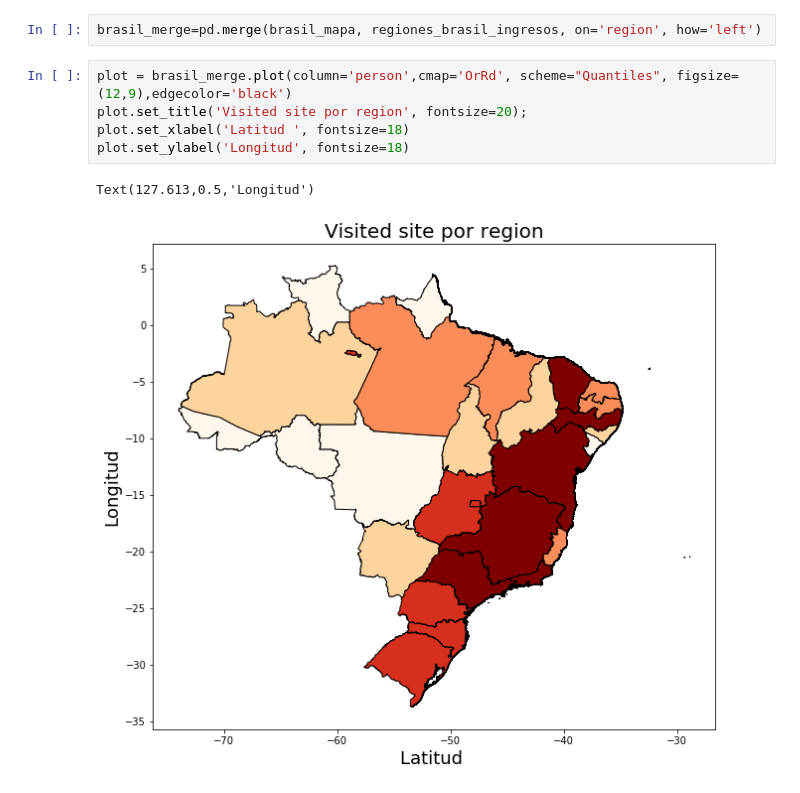
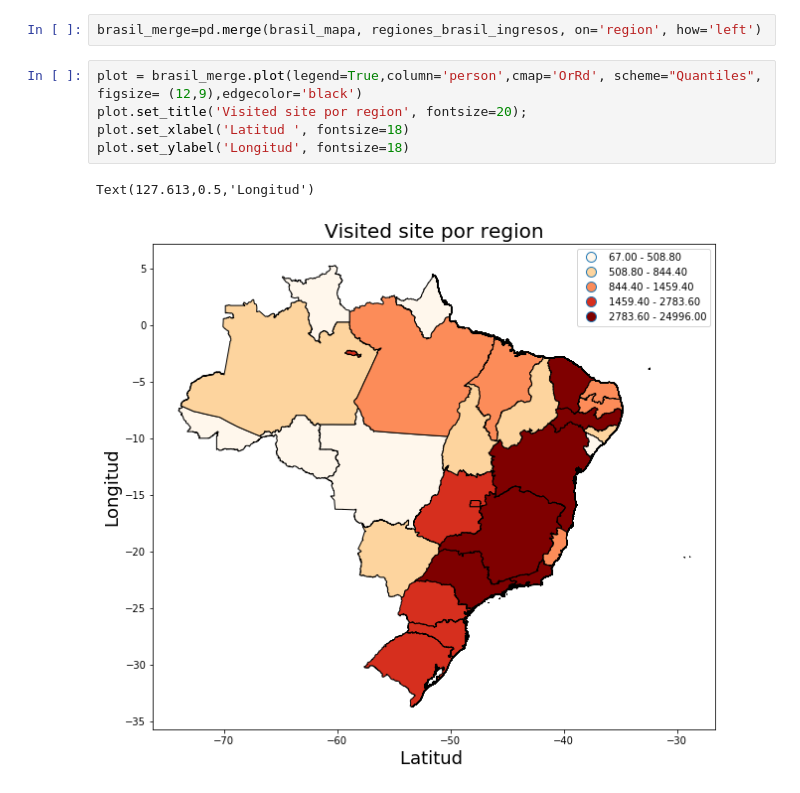
Before and after one commit to AlejandroKler/Datos-TP1, a Jupyter notebook: Mapa_Brasil.ipynb, the cells around one changed output. Drawn from its saved outputs; the diff is of its cells as text.

Commit message:
legenda al mapa

```diff
--- a/Mapa_Brasil.ipynb
+++ b/Mapa_Brasil.ipynb
@@ -124,10 +124,10 @@ brasil_mapa['region'][24]='Sao Paulo'
 # %%
 brasil_merge=pd.merge(brasil_mapa, regiones_brasil_ingresos, on='region', how='left')
 # %%
-plot = brasil_merge.plot(column='person',cmap='OrRd', scheme="Quantiles", figsize= (12,9),edgecolor='black')
+plot = brasil_merge.plot(legend=True,column='person',cmap='OrRd', scheme="Quantiles", figsize= (12,9),edgecolor='black')
 plot.set_title('Visited site por region', fontsize=20);
 plot.set_xlabel('Latitud ', fontsize=18)
 plot.set_ylabel('Longitud', fontsize=18)
 # %% [output]
 Text(127.613,0.5,'Longitud')
-[figure, old version]
+[figure, new version]
```
